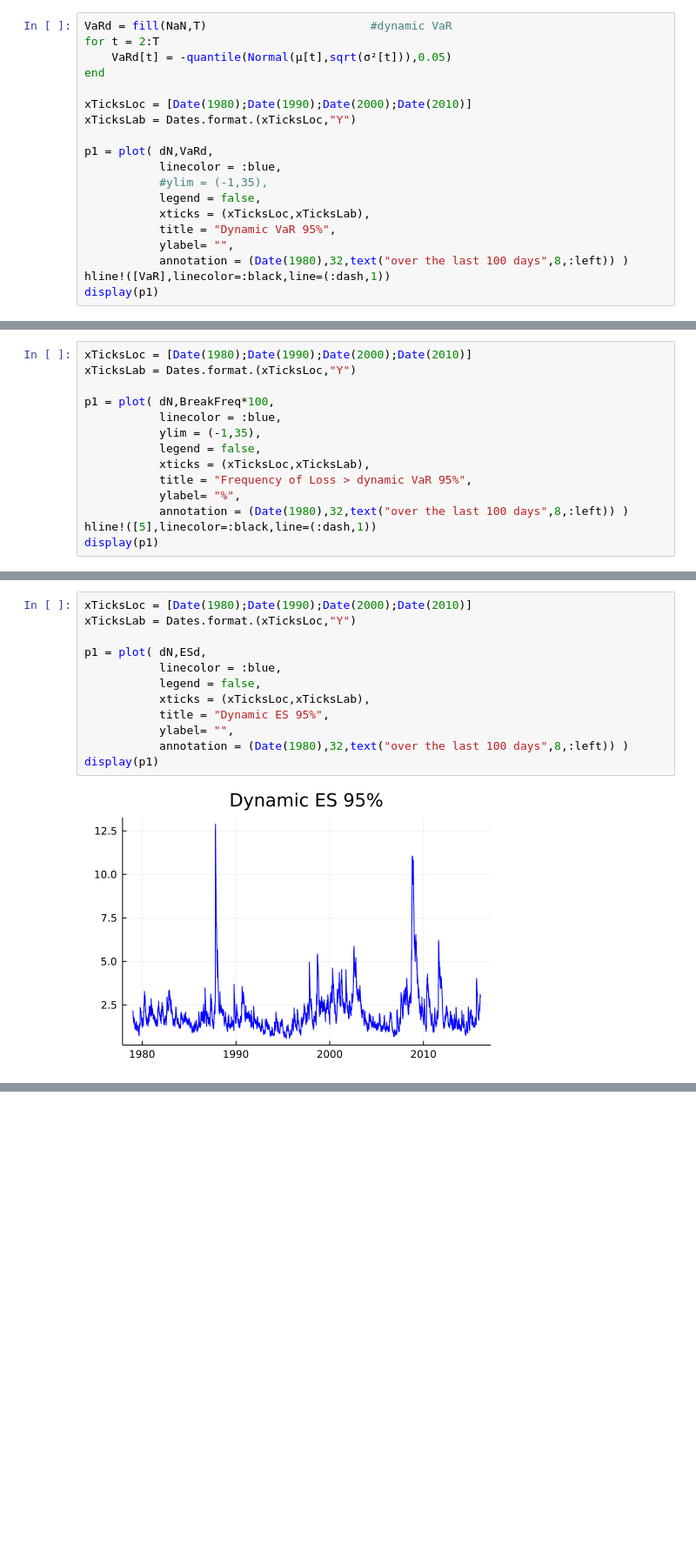
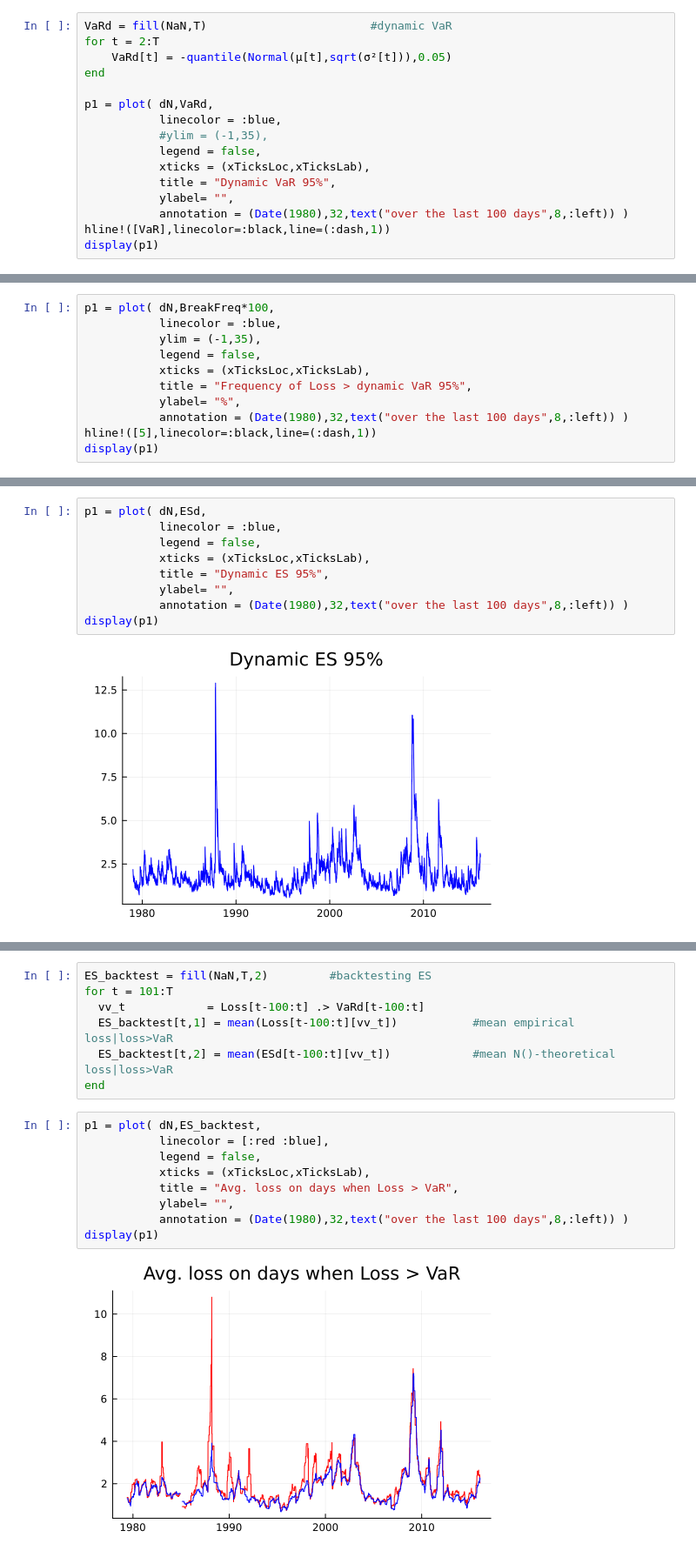
Before and after one commit to PaulSoderlind/FinancialTheoryMSc, a Jupyter notebook: Ch09_RiskMeasures.ipynb, the cells around one changed output, grey strips where cells are left out. Shown at 87% size. Drawn from its saved outputs; the diff is of its cells as text; blank space fills up the shorter version.

```diff
--- a/Ch09_RiskMeasures.ipynb
+++ b/Ch09_RiskMeasures.ipynb
@@ -168,9 +168,6 @@ VaRd = fill(NaN,T)                        #dynamic VaR
 for t = 2:T
     VaRd[t] = -quantile(Normal(μ[t],sqrt(σ²[t])),0.05)
 end
-
-xTicksLoc = [Date(1980);Date(1990);Date(2000);Date(2010)]
-xTicksLab = Dates.format.(xTicksLoc,"Y")
 
 p1 = plot( dN,VaRd,
            linecolor = :blue,
@@ -190,9 +187,6 @@ for t = 101:T
     BreakFreq[t] = mean(Loss[t-100:t] .> VaRd[t-100:t])
 end
 # %%
-xTicksLoc = [Date(1980);Date(1990);Date(2000);Date(2010)]
-xTicksLab = Dates.format.(xTicksLoc,"Y")
-
 p1 = plot( dN,BreakFreq*100,
            linecolor = :blue,
            ylim = (-1,35),
@@ -239,9 +241,6 @@ for t = 2:T
     ESd[t]  = -ER_n
 end
 # %%
-xTicksLoc = [Date(1980);Date(1990);Date(2000);Date(2010)]
-xTicksLab = Dates.format.(xTicksLoc,"Y")
-
 p1 = plot( dN,ESd,
            linecolor = :blue,
            legend = false,
@@ -254,0 +258,18 @@ display(p1)
+# %%
+ES_backtest = fill(NaN,T,2)         #backtesting ES
+for t = 101:T
+  vv_t            = Loss[t-100:t] .> VaRd[t-100:t]
+  ES_backtest[t,1] = mean(Loss[t-100:t][vv_t])           #mean empirical loss|loss>VaR
+  ES_backtest[t,2] = mean(ESd[t-100:t][vv_t])            #mean N()-theoretical loss|loss>VaR
+end
+# %%
+p1 = plot( dN,ES_backtest,
+           linecolor = [:red :blue],
+           legend = false,
+           xticks = (xTicksLoc,xTicksLab),
+           title = "Avg. loss on days when Loss > VaR",
+           ylabel= "",
+           annotation = (Date(1980),32,text("over the last 100 days",8,:left)) )
+display(p1)
+# %% [output]
+[figure, added]
```
Also changed, not shown: parts of 14 cells of this notebook, 20 other files.
